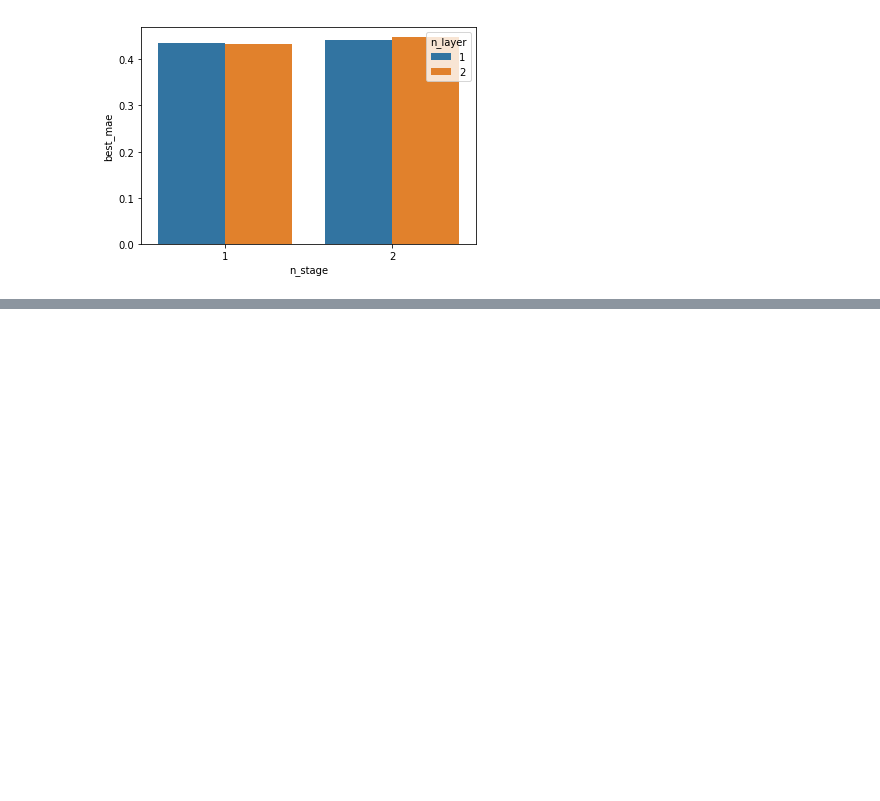
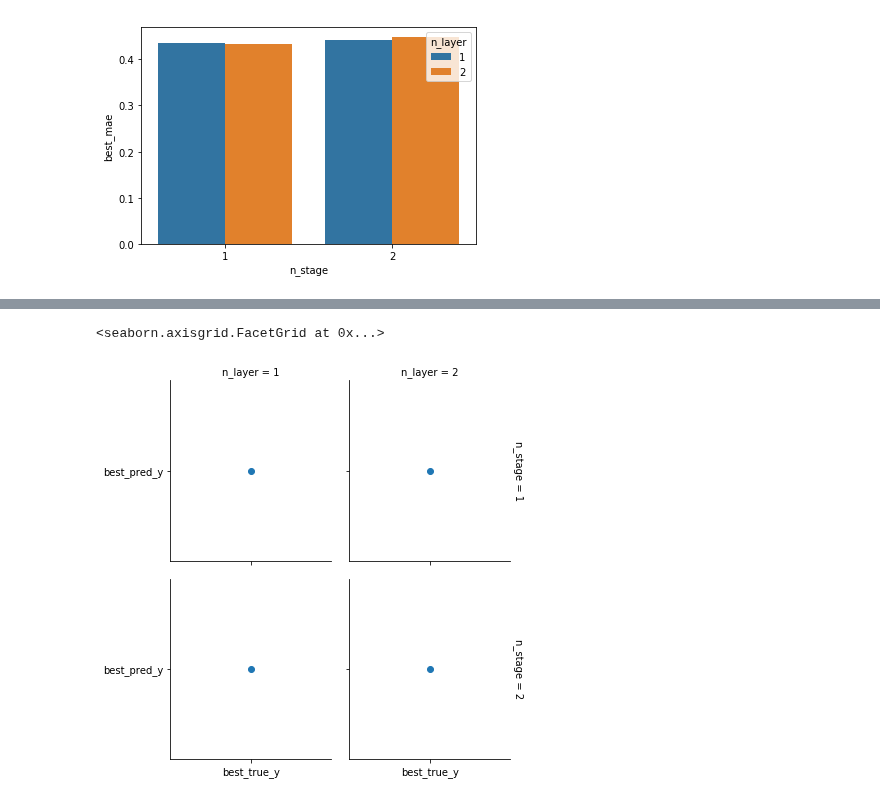
Before and after one commit to heartcored98/CH485_AI_Chemistry, a Jupyter notebook: Practice4_Tox21_CNN/Assignment4_logP_CNN.ipynb, the cells around one changed output, grey strips where cells are left out. Cells and saved outputs as stored; diff of their text form; code cells hidden in the pictures; blank space fills up the shorter version.

```diff
--- a/Practice4_Tox21_CNN/Assignment4_logP_CNN.ipynb
+++ b/Practice4_Tox21_CNN/Assignment4_logP_CNN.ipynb
@@ -385,0 +406,6 @@ plt.plot(np.linspace(-4,4,100), np.linspace(-4,4,100))
+# %%
+grid = sns.FacetGrid(results, row='n_stage', col='n_layer', margin_titles=True)
+grid.map(plt.scatter, x='best_true_y', y='best_pred_y')
+# %% [output]
+<seaborn.axisgrid.FacetGrid at 0x...>
+[figure, added]
```
Also changed, not shown: parts of 6 cells of this notebook.
